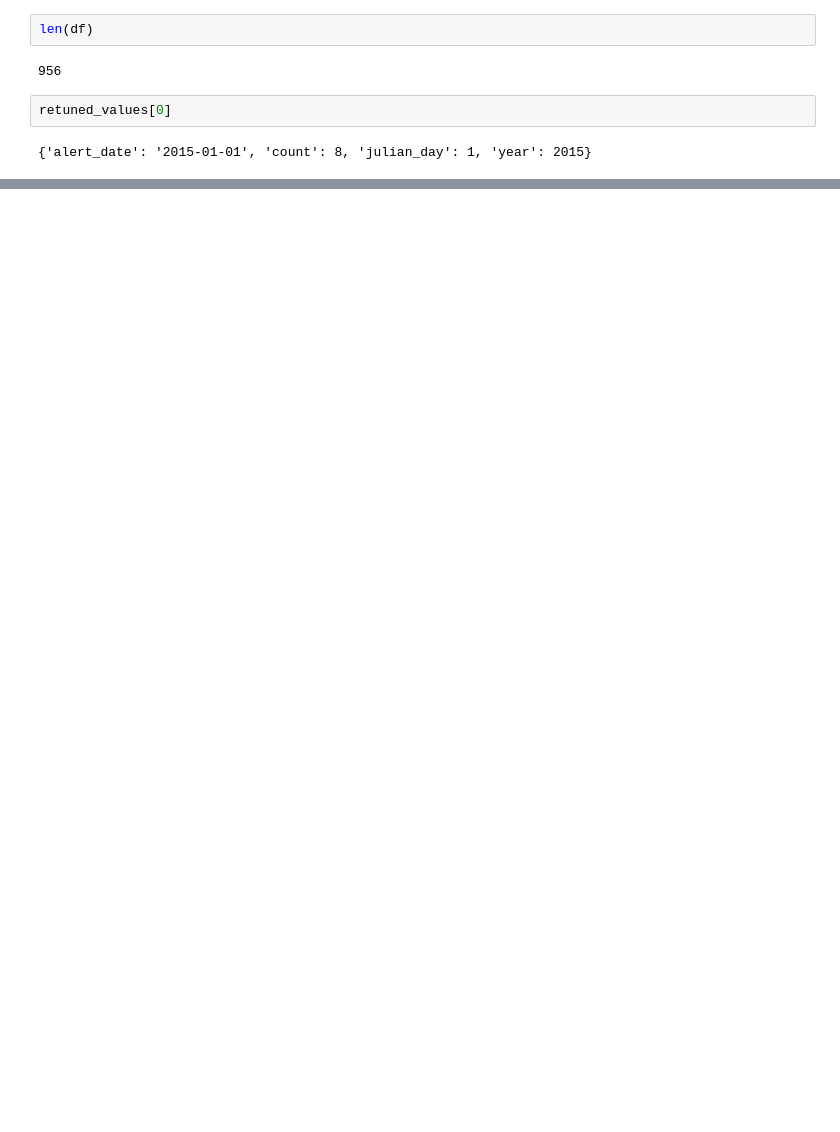
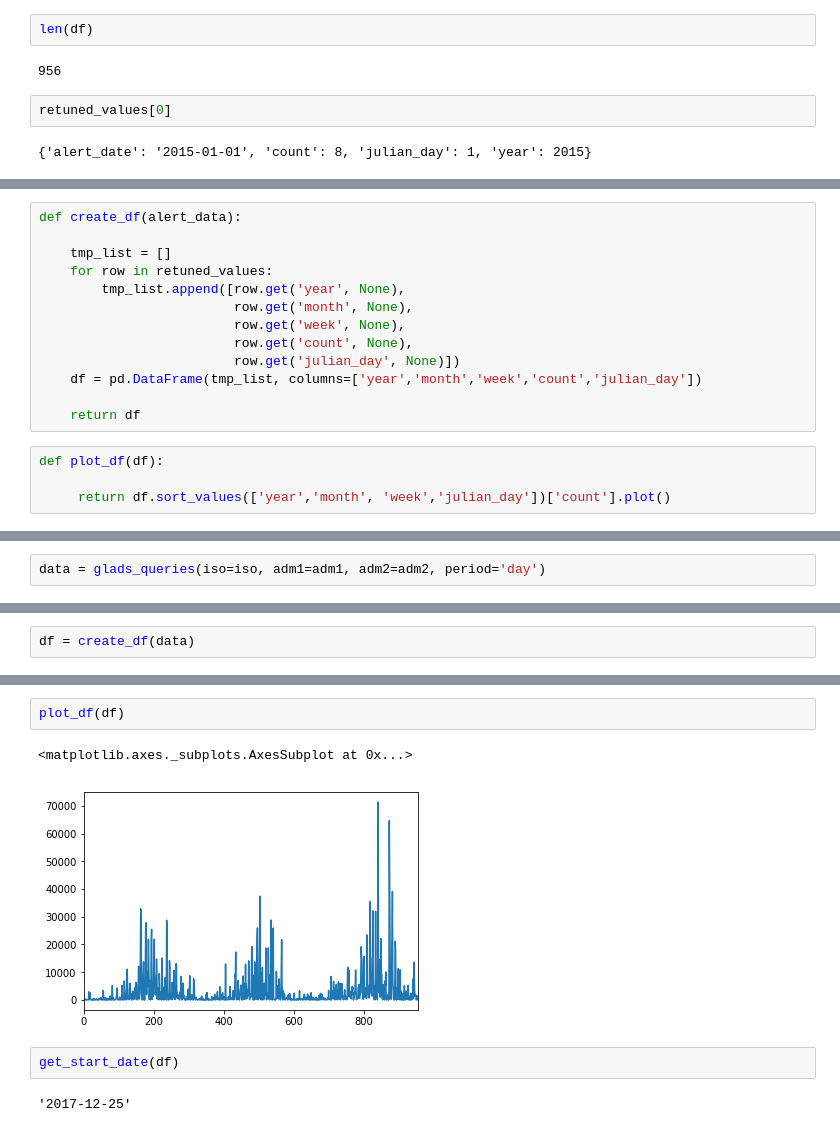
Before and after one commit to Vizzuality/gfw_nbks, a Jupyter notebook: Alerts_widgets_GLADS.ipynb, the cells around one changed output, grey strips where cells are left out. Saved outputs shown, nothing was run; the diff lists cells and outputs as text; blank space fills up the shorter version.

```diff
--- a/Alerts_widgets_GLADS.ipynb
+++ b/Alerts_widgets_GLADS.ipynb
@@ -828,0 +153,17 @@ retuned_values[0]
+# %%
+def create_df(alert_data):
+
+    tmp_list = []
+    for row in retuned_values:
+        tmp_list.append([row.get('year', None),
+                         row.get('month', None),
+                         row.get('week', None),
+                         row.get('count', None),
+                         row.get('julian_day', None)])
+    df = pd.DataFrame(tmp_list, columns=['year','month','week','count','julian_day'])
+
+    return df
+# %%
+def plot_df(df):
+
+     return df.sort_values(['year','month', 'week','julian_day'])['count'].plot()
@@ -828,0 +180,2 @@ retuned_values[0]
+# %%
+data = glads_queries(iso=iso, adm1=adm1, adm2=adm2, period='day')
@@ -828,0 +185,2 @@ retuned_values[0]
+# %%
+df = create_df(data)
@@ -828,0 +196,9 @@ retuned_values[0]
+# %%
+plot_df(df)
+# %% [output]
+<matplotlib.axes._subplots.AxesSubplot at 0x...>
+[figure, added]
+# %%
+get_start_date(df)
+# %% [output]
+'2017-12-25'
```
Also changed, not shown: parts of 107 cells of this notebook.
